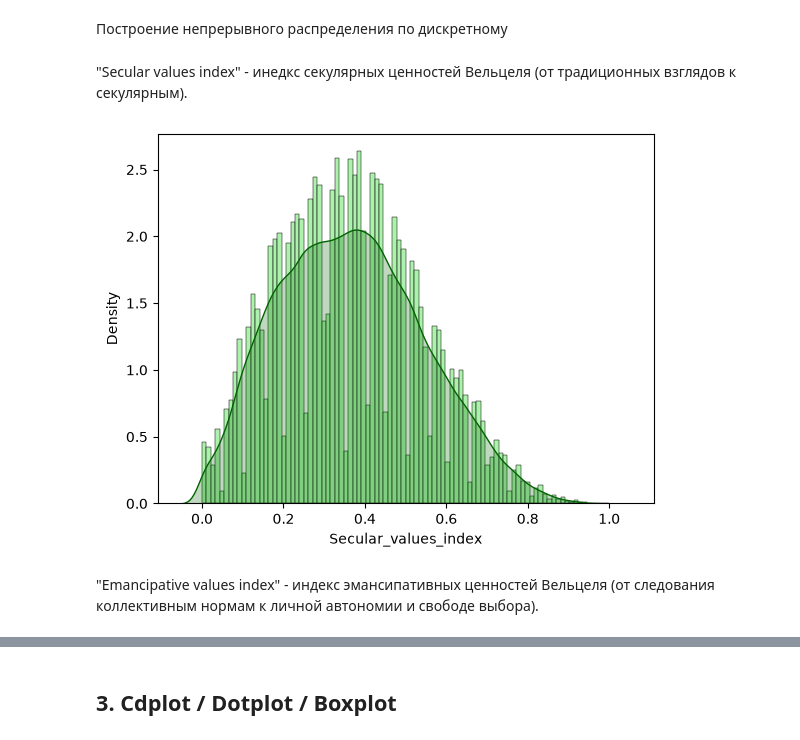
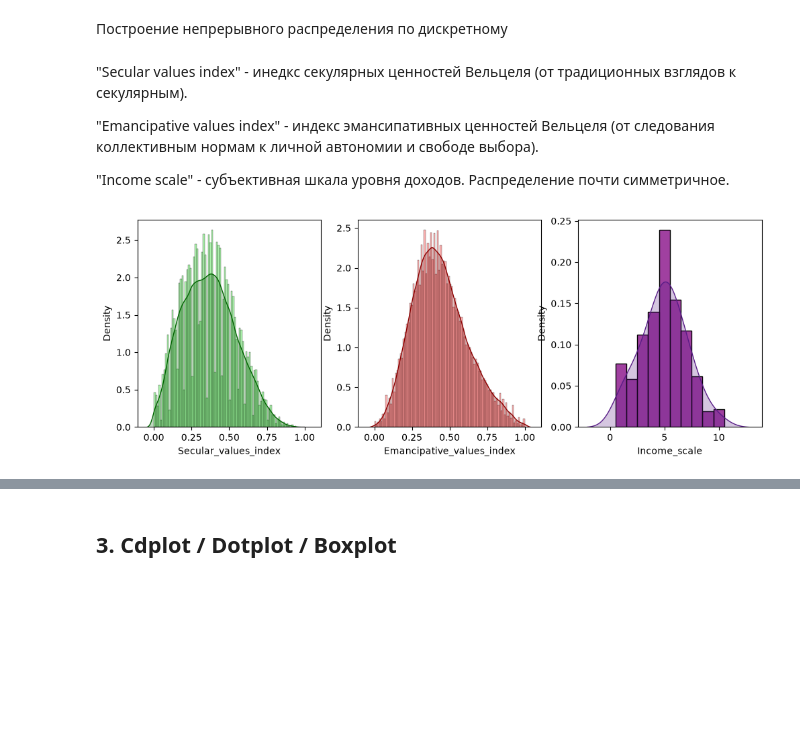
Before and after one commit to chaosmagnvm/wvs-data-analysis, a Jupyter notebook: stats_wvs.ipynb, the cells around one changed output, grey strips where cells are left out. Drawn from its saved outputs; the diff is of its cells as text; code cells hidden in the pictures; blank space fills up the shorter version.

Commit message:
fixed plots

```diff
--- a/stats_wvs.ipynb
+++ b/stats_wvs.ipynb
@@ -48,19 +50,25 @@ display(stats)
 Построение непрерывного распределения по дискретному
 # %% [markdown]
 "Secular values index" - инедкс секулярных ценностей Вельцеля (от традиционных взглядов к секулярным).
+
+"Emancipative values index" - индекс эмансипативных ценностей Вельцеля (от следования коллективным нормам к личной автономии и свободе выбора).
+
+"Income scale" - субъективная шкала уровня доходов. Распределение почти симметричное.
 # %%
 import pandas as pd
 import matplotlib.pyplot as plt
 import seaborn as sns
 
 df = pd.read_csv("wvs.csv")
 
-fig, axes = plt.subplots()
+fig, axes = plt.subplots(1, 3, figsize = (12, 4))
 
-sns.histplot(data=df, x="Secular_values_index", ax=axes, color="#90EE90", stat="density")
-sns.kdeplot(data=df, x="Secular_values_index", ax=axes, fill=True, color="#006400")
+sns.histplot(data=df, x="Secular_values_index", ax=axes[0], color="#90EE90", stat="density")
+sns.kdeplot(data=df, x="Secular_values_index", ax=axes[0], fill=True, color="#006400")
+sns.histplot(data=df, x="Emancipative_values_index", ax=axes[1], color="#FF9999", stat="density")
+sns.kdeplot(data=df, x="Emancipative_values_index", ax=axes[1], fill=True, color="#8B0000")
+sns.histplot(data=df, x="Income_scale", ax=axes[2], binwidth=1, color="purple", discrete=True, stat="density")
+sns.kdeplot(data=df, x="Income_scale", ax=axes[2], fill=True, bw_adjust=5, color="#581C87")
 plt.show()
 # %% [output]
-[figure, old version]
+[figure, new version]
-# %% [markdown]
-"Emancipative values index" - индекс эмансипативных ценностей Вельцеля (от следования коллективным нормам к личной автономии и свободе выбора).
```
Also changed, not shown: parts of 22 cells of this notebook.
